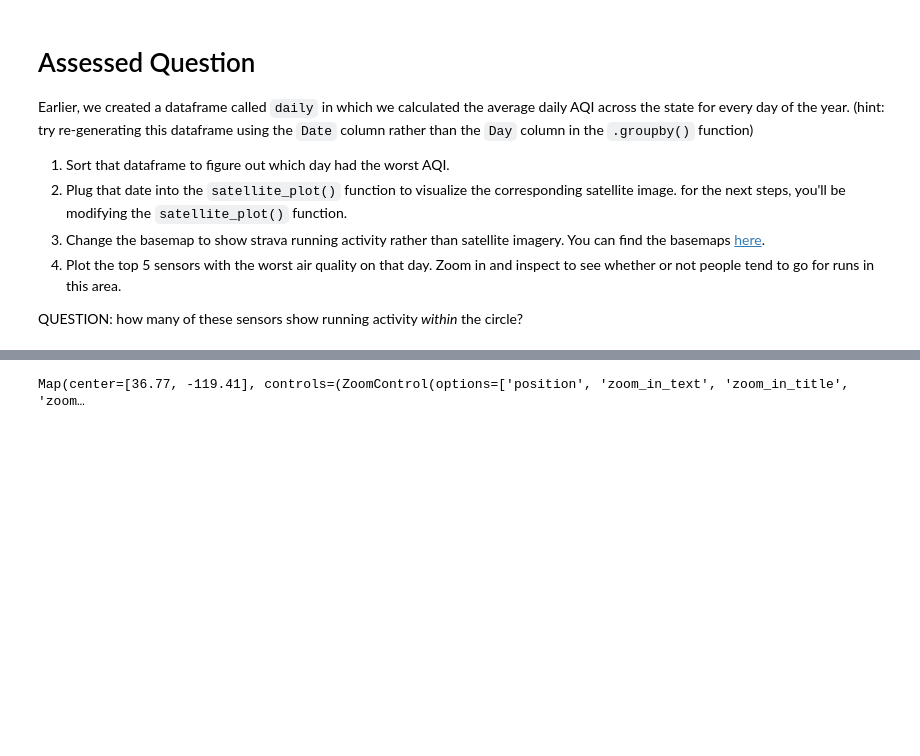
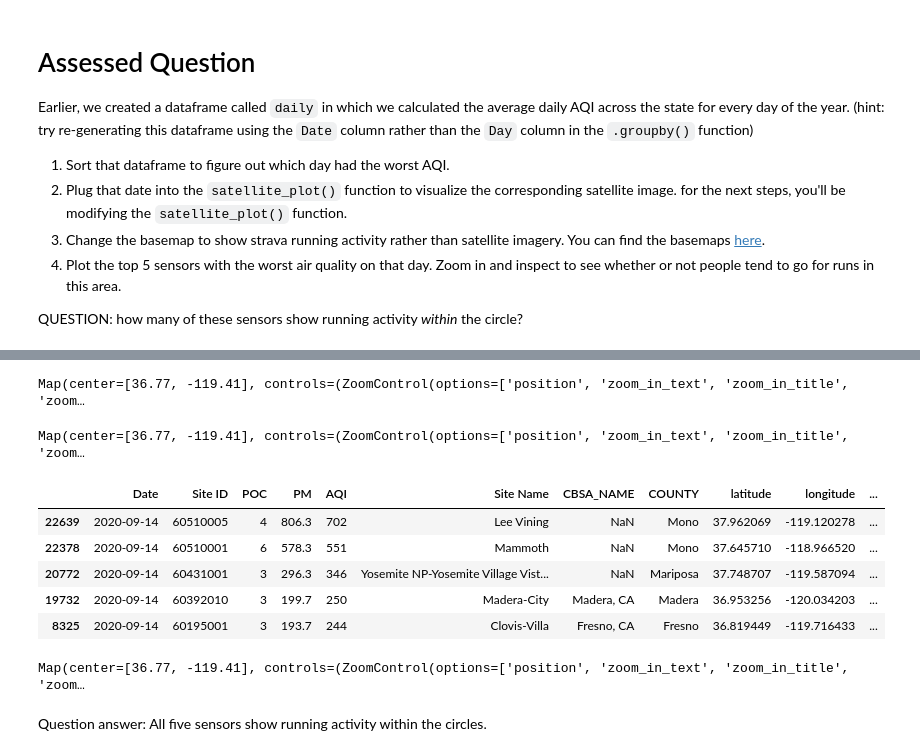
Before and after one commit to Maiasamberger/QM2, a Jupyter notebook: notebooks/W03. Spatial Data.ipynb, the cells around one changed output, grey strips where cells are left out. Saved outputs shown, nothing was run; the diff lists cells and outputs as text; code cells hidden in the pictures; blank space fills up the shorter version.

```diff
--- a/notebooks/W03. Spatial Data.ipynb
+++ b/notebooks/W03. Spatial Data.ipynb
@@ -667 +685,29 @@ QUESTION: how many of these sensors show running activity *within* the circle?
+# %%
+
+def satellite_plot(date):
+
+  ymd=datetime.strptime(date, '%d-%m-%Y').strftime('%Y-%m-%d')
+
+  satellite_plot = Map(
+    basemap=basemap_to_tiles(
+      basemaps.NASAGIBS.ModisTerraTrueColorCR, ymd
+    ),
+    center=(36.77, -119.41),
+    zoom=6,
+  )
+
+  satellite_plot.layout.height = '700px'
+
+  one_day=df[df['Date']==date]
+
+  for index, row in one_day.iterrows():
+    color=matplotlib.colors.rgb2hex(aqi_colors(row['AQI']))
+    point=Circle(location=(row['latitude'],row['longitude']), color=color)
+    point.popup = HTML(str(row['Site Name']))
+    satellite_plot.add_layer(point)
+  return satellite_plot
+
+satellite_plot('14-09-2020')
+# %% [output]
+Map(center=[36.77, -119.41], controls=(ZoomControl(options=['position', 'zoom_in_text', 'zoom_in_title', 'zoom…
 # %%
@@ -695,2 +746,53 @@ satellite_plot('14-09-2020')
 # %% [output]
 Map(center=[36.77, -119.41], controls=(ZoomControl(options=['position', 'zoom_in_text', 'zoom_in_title', 'zoom…
+# %%
+# Filter to September 14th, 2020
+one_day = df[df['Date'] == '14-09-2020']
+
+# Sort descending by AQI
+one_day_sorted = one_day.sort_values('AQI', ascending=False)
+
+# Select the top 5 worst sensors
+top5 = one_day_sorted.head(5)
+
+top5
+# %% [output]
+|  | Date | Site ID | POC | PM | AQI | Site Name | CBSA_NAME | COUNTY | latitude | longitude | ... |
+| 22639 | 2020-09-14 | 60510005 | 4 | 806.3 | 702 | Lee Vining | NaN | Mono | 37.962069 | -119.120278 | ... |
+| 22378 | 2020-09-14 | 60510001 | 6 | 578.3 | 551 | Mammoth | NaN | Mono | 37.645710 | -118.966520 | ... |
+| 20772 | 2020-09-14 | 60431001 | 3 | 296.3 | 346 | Yosemite NP-Yosemite Village Vist... | NaN | Mariposa | 37.748707 | -119.587094 | ... |
+| 19732 | 2020-09-14 | 60392010 | 3 | 199.7 | 250 | Madera-City | Madera, CA | Madera | 36.953256 | -120.034203 | ... |
+| 8325 | 2020-09-14 | 60195001 | 3 | 193.7 | 244 | Clovis-Villa | Fresno, CA | Fresno | 36.819449 | -119.716433 | ... |
+# %%
+def strava_map(date):
+    # date is still used to filter df, but not for the basemap anymore
+
+    # Create map with Strava Running basemap
+    strava_map = Map(
+        basemap=basemap_to_tiles(basemaps.Strava.Run),
+        center=(36.77, -119.41),
+        zoom=6,
+    )
+
+    strava_map.layout.height = '700px'
+
+    # Filter AQI data for the given date (format: '14-09-2020')
+    one_day = df[df['Date'] == date]
+
+    top5 = one_day.sort_values('AQI', ascending=False).head(5)
+
+     # Plot top 5 worst sensors for that day
+
+    for index, row in top5.iterrows():
+        color = matplotlib.colors.rgb2hex(aqi_colors(row['AQI']))
+        point = Circle(location=(row['latitude'], row['longitude']), color=color)
+        point.popup = HTML(str(row['Site Name']))
+        strava_map.add_layer(point)
+
+    return strava_map
+
+strava_map('14-09-2020')
+# %% [output]
+Map(center=[36.77, -119.41], controls=(ZoomControl(options=['position', 'zoom_in_text', 'zoom_in_title', 'zoom…
+# %% [markdown]
+Question answer: All five sensors show running activity within the circles.
```
Also changed, not shown: parts of 3 cells of this notebook.
